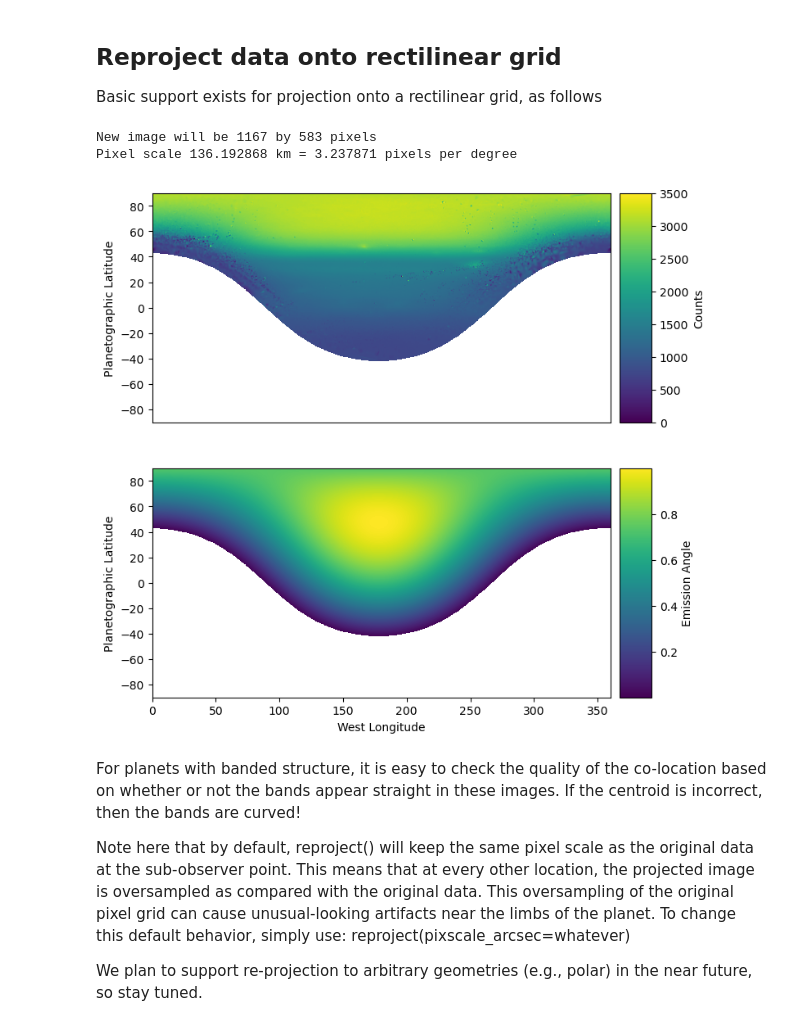
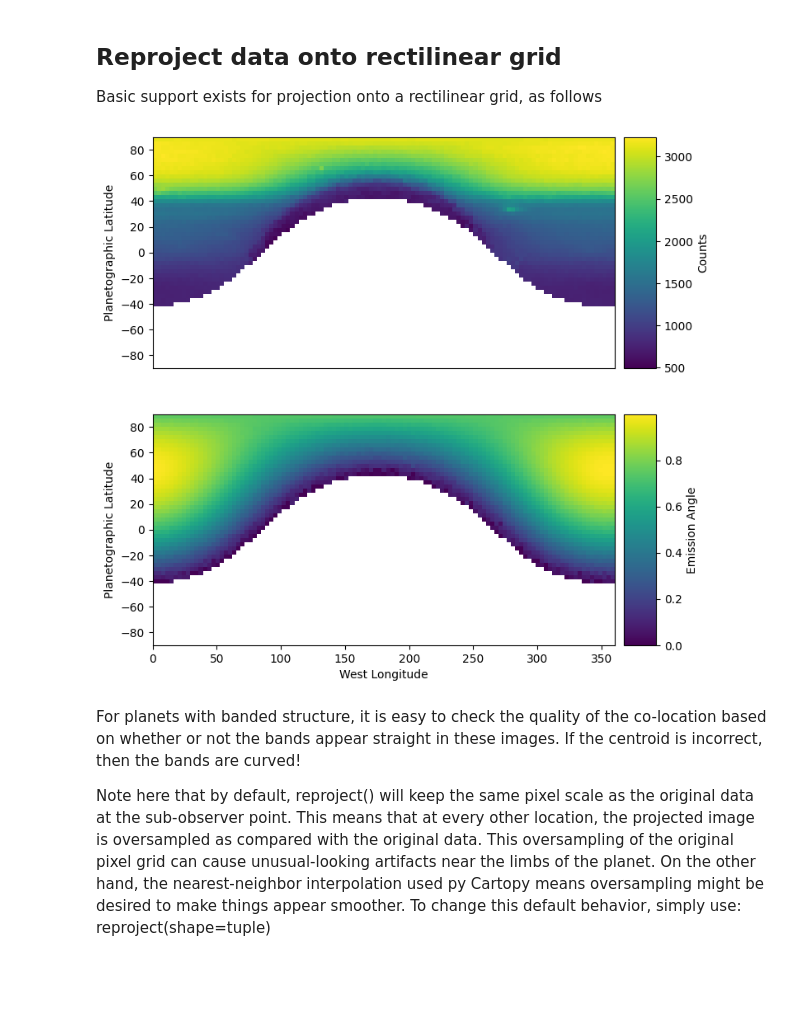
Before and after one commit to emolter/pylanetary, a Jupyter notebook: docs/nav-tutorial.ipynb, the cells around one changed output. Cells and saved outputs as stored; diff of their text form; code cells hidden in the pictures; blank space fills up the shorter version.

Commit message:
continuing cartopy implementation. things look good now, just need to rewrite tests

```diff
--- a/docs/nav-tutorial.ipynb
+++ b/docs/nav-tutorial.ipynb
@@ -235,40 +216,36 @@ Pylanetary supports saving the navigation solution as a multi-extension NAV fits
 
 Basic support exists for projection onto a rectilinear grid, as follows
 # %%
-projected, mu_projected = nav.reproject()
+projected, mu_projected, mu0_projected, target_x_points, target_y_points = nav.reproject()
 
 from mpl_toolkits.axes_grid1.axes_divider import make_axes_locatable
 
 extent = (0, 360, -90, 90)
 fig, (ax0, ax1) = plt.subplots(2,1, figsize = (8,8))
 
-im0 = ax0.imshow(projected, origin = 'lower', extent=extent, vmin=0, vmax = 3500)
+im0 = ax0.imshow(projected, origin = 'lower', extent=extent)
 ax0_divider = make_axes_locatable(ax0)
 cax0 = ax0_divider.append_axes("right", size="7%", pad="2%")
 cb0 = fig.colorbar(im0, cax=cax0, label='Counts')
 
 im1 = ax1.imshow(mu_projected, origin = 'lower', extent=extent)
 ax1_divider = make_axes_locatable(ax1)
 cax1 = ax1_divider.append_axes("right", size="7%", pad="2%")
 cb1 = fig.colorbar(im1, cax=cax1, label='Emission Angle')
 
 ax0.set_ylabel('Planetographic Latitude')
 ax1.set_ylabel('Planetographic Latitude')
 ax1.set_xlabel('West Longitude')
 ax0.set_xticks([])
 
 plt.show()
 
 ## save these as np array for testing suite - delete later
 #np.save('/Users/emolter/Python/pylanetary/pylanetary/navigation/tests/data/projected.npy', projected)
 #np.save('/Users/emolter/Python/pylanetary/pylanetary/navigation/tests/data/mu_projected.npy', mu_projected)
 # %% [output]
-New image will be 1167 by 583 pixels
-Pixel scale 136.192868 km = 3.237871 pixels per degree
-[figure, old version]
+[figure, new version]
 # %% [markdown]
 For planets with banded structure, it is easy to check the quality of the co-location based on whether or not the bands appear straight in these images. If the centroid is incorrect, then the bands are curved!
 
-Note here that by default, reproject() will keep the same pixel scale as the original data at the sub-observer point. This means that at every other location, the projected image is oversampled as compared with the original data. This oversampling of the original pixel grid can cause unusual-looking artifacts near the limbs of the planet. To change this default behavior, simply use: reproject(pixscale_arcsec=whatever)
-
-We plan to support re-projection to arbitrary geometries (e.g., polar) in the near future, so stay tuned.
+Note here that by default, reproject() will keep the same pixel scale as the original data at the sub-observer point. This means that at every other location, the projected image is oversampled as compared with the original data. This oversampling of the original pixel grid can cause unusual-looking artifacts near the limbs of the planet. On the other hand, the nearest-neighbor interpolation used py Cartopy means oversampling might be desired to make things appear smoother. To change this default behavior, simply use: reproject(shape=tuple)
```
Also changed, not shown: parts of 10 cells of this notebook, 4 other files.
